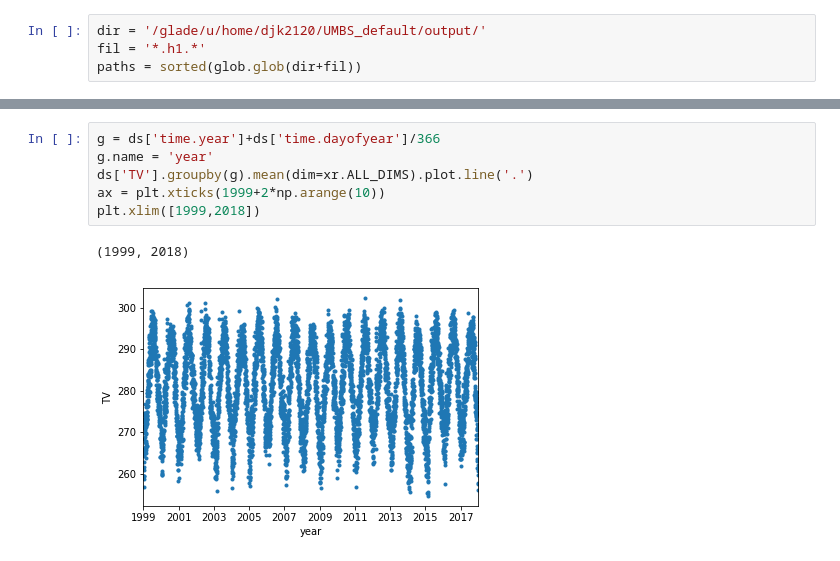
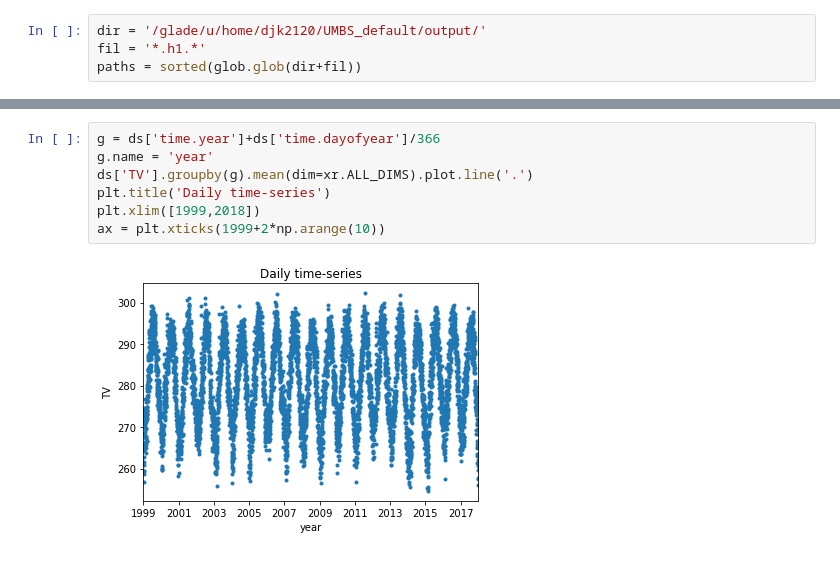
Before and after one commit to djk2120/UMB_cap, a Jupyter notebook: pyth/US-UMB_default_CLM5.0.30.ipynb, the cells around one changed output, grey strips where cells are left out. Drawn from its saved outputs; the diff is of its cells as text.

```diff
--- a/pyth/US-UMB_default_CLM5.0.30.ipynb
+++ b/pyth/US-UMB_default_CLM5.0.30.ipynb
@@ -36,12 +33,12 @@ Data variables:
 # %%
 g = ds['time.year']+ds['time.dayofyear']/366
 g.name = 'year'
 ds['TV'].groupby(g).mean(dim=xr.ALL_DIMS).plot.line('.')
+plt.title('Daily time-series')
+plt.xlim([1999,2018])
 ax = plt.xticks(1999+2*np.arange(10))
-plt.xlim([1999,2018])
 # %% [output]
-(1999, 2018)
-[figure, old version]
+[figure, new version]
 # %%
 xf = 24*60*60*12/1e6
 (xf*ds['FPSN']).groupby('time.month').mean(dim=xr.ALL_DIMS).plot()
```
Also changed, not shown: parts of 9 cells of this notebook.
